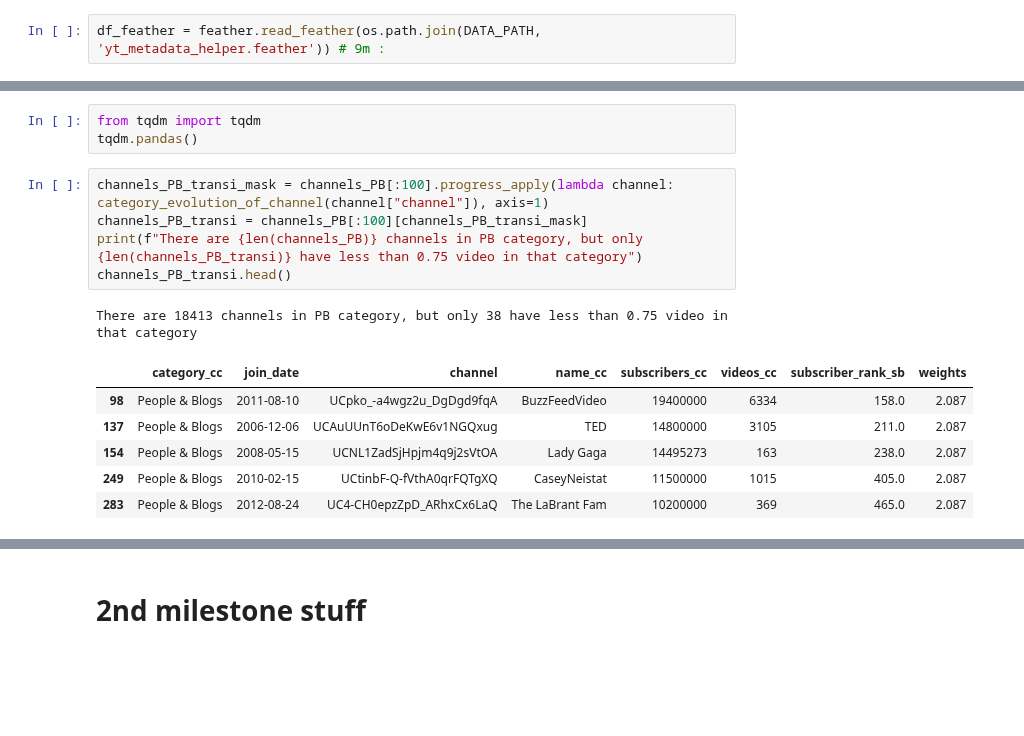
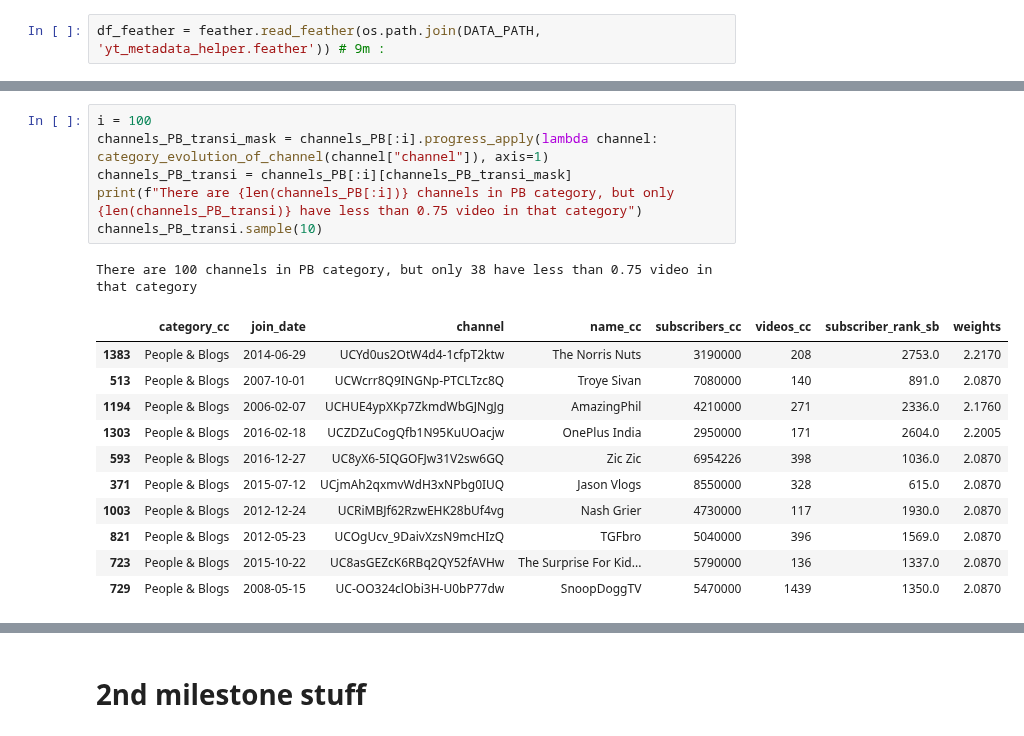
Before and after one commit to kamilmellouk/kadabros, a Jupyter notebook: notebooks/Pierre_eda.ipynb, the cells around one changed output, grey strips where cells are left out. Cells and saved outputs as stored; diff of their text form; blank space fills up the shorter version.

```diff
--- a/notebooks/Pierre_eda.ipynb
+++ b/notebooks/Pierre_eda.ipynb
@@ -91,19 +76,22 @@ False
-# %%
-from tqdm import tqdm
-tqdm.pandas()
 # %%
-channels_PB_transi_mask = channels_PB[:100].progress_apply(lambda channel: category_evolution_of_channel(channel["channel"]), axis=1)
-channels_PB_transi = channels_PB[:100][channels_PB_transi_mask]
-print(f"There are {len(channels_PB)} channels in PB category, but only {len(channels_PB_transi)} have less than 0.75 video in that category")
-channels_PB_transi.head()
+i = 100
+channels_PB_transi_mask = channels_PB[:i].progress_apply(lambda channel: category_evolution_of_channel(channel["channel"]), axis=1)
+channels_PB_transi = channels_PB[:i][channels_PB_transi_mask]
+print(f"There are {len(channels_PB[:i])} channels in PB category, but only {len(channels_PB_transi)} have less than 0.75 video in that category")
+channels_PB_transi.sample(10)
 # %% [output]
-There are 18413 channels in PB category, but only 38 have less than 0.75 video in that category
+There are 100 channels in PB category, but only 38 have less than 0.75 video in that category
 |  | category_cc | join_date | channel | name_cc | subscribers_cc | videos_cc | subscriber_rank_sb | weights |
-| 98 | People & Blogs | 2011-08-10 | UCpko_-a4wgz2u_DgDgd9fqA | BuzzFeedVideo | 19400000 | 6334 | 158.0 | 2.087 |
-| 137 | People & Blogs | 2006-12-06 | UCAuUUnT6oDeKwE6v1NGQxug | TED | 14800000 | 3105 | 211.0 | 2.087 |
-| 154 | People & Blogs | 2008-05-15 | UCNL1ZadSjHpjm4q9j2sVtOA | Lady Gaga | 14495273 | 163 | 238.0 | 2.087 |
-| 249 | People & Blogs | 2010-02-15 | UCtinbF-Q-fVthA0qrFQTgXQ | CaseyNeistat | 11500000 | 1015 | 405.0 | 2.087 |
-| 283 | People & Blogs | 2012-08-24 | UC4-CH0epzZpD_ARhxCx6LaQ | The LaBrant Fam | 10200000 | 369 | 465.0 | 2.087 |
+| 1383 | People & Blogs | 2014-06-29 | UCYd0us2OtW4d4-1cfpT2ktw | The Norris Nuts | 3190000 | 208 | 2753.0 | 2.2170 |
+| 513 | People & Blogs | 2007-10-01 | UCWcrr8Q9INGNp-PTCLTzc8Q | Troye Sivan | 7080000 | 140 | 891.0 | 2.0870 |
+| 1194 | People & Blogs | 2006-02-07 | UCHUE4ypXKp7ZkmdWbGJNgJg | AmazingPhil | 4210000 | 271 | 2336.0 | 2.1760 |
+| 1303 | People & Blogs | 2016-02-18 | UCZDZuCogQfb1N95KuUOacjw | OnePlus India | 2950000 | 171 | 2604.0 | 2.2005 |
+| 593 | People & Blogs | 2016-12-27 | UC8yX6-5IQGOFJw31V2sw6GQ | Zic Zic | 6954226 | 398 | 1036.0 | 2.0870 |
+| 371 | People & Blogs | 2015-07-12 | UCjmAh2qxmvWdH3xNPbg0IUQ | Jason Vlogs | 8550000 | 328 | 615.0 | 2.0870 |
+| 1003 | People & Blogs | 2012-12-24 | UCRiMBJf62RzwEHK28bUf4vg | Nash Grier | 4730000 | 117 | 1930.0 | 2.0870 |
+| 821 | People & Blogs | 2012-05-23 | UCOgUcv_9DaivXzsN9mcHIzQ | TGFbro | 5040000 | 396 | 1569.0 | 2.0870 |
+| 723 | People & Blogs | 2015-10-22 | UC8asGEZcK6RBq2QY52fAVHw | The Surprise For Kid... | 5790000 | 136 | 1337.0 | 2.0870 |
+| 729 | People & Blogs | 2008-05-15 | UC-OO324clObi3H-U0bP77dw | SnoopDoggTV | 5470000 | 1439 | 1350.0 | 2.0870 |
 # %%
 channel_id = 'UC4-CH0epzZpD_ARhxCx6LaQ'
 category_evolution_of_channel(channel_id, show_evolution=True)
```
Also changed, not shown: parts of 18 cells of this notebook.
